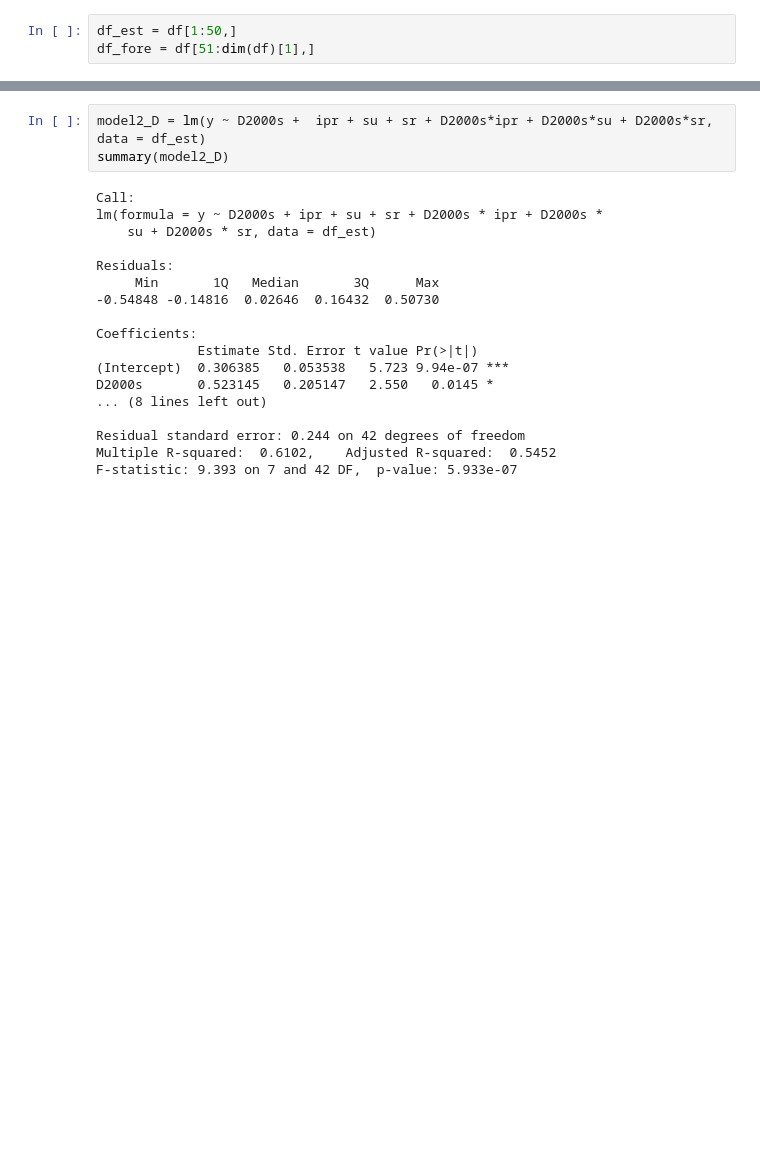
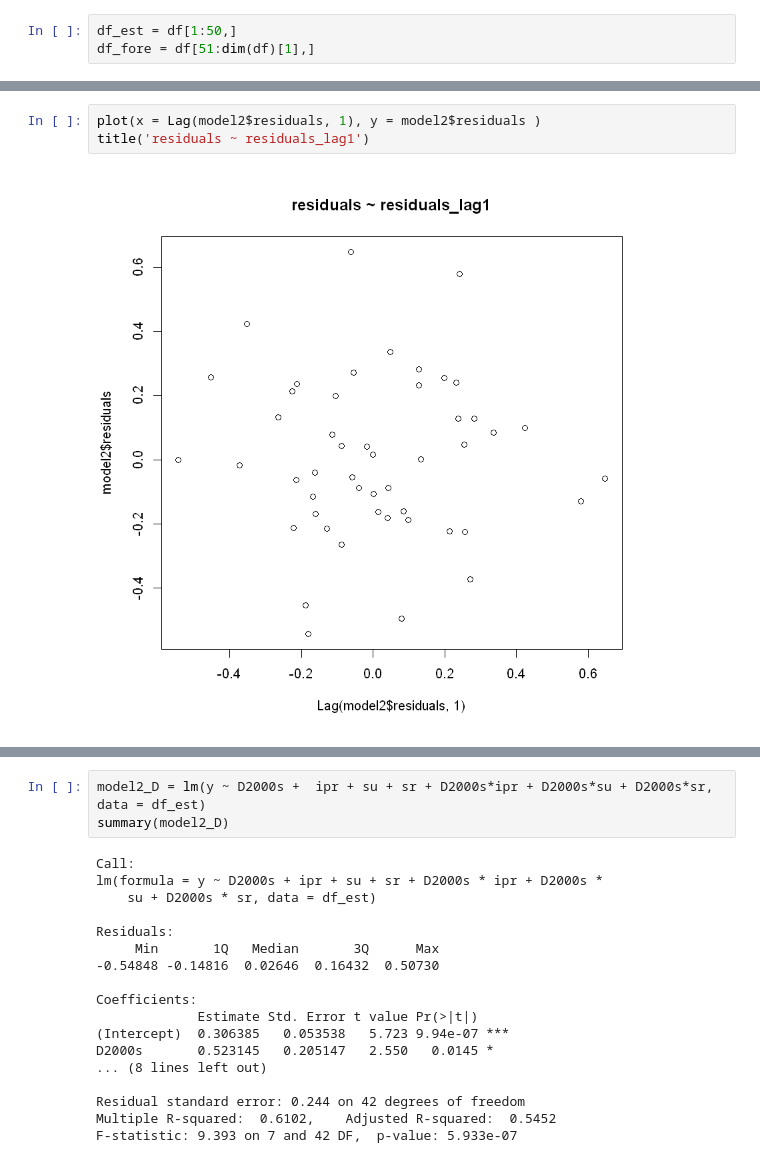
Before and after one commit to dcuoliveira/fgv-forecasting, a Jupyter notebook: src/Testing_model_mis_specification.ipynb, the cells around one changed output, grey strips where cells are left out. Cells and saved outputs as stored; diff of their text form; blank space fills up the shorter version.

```diff
--- a/src/Testing_model_mis_specification.ipynb
+++ b/src/Testing_model_mis_specification.ipynb
@@ -94,0 +158,5 @@ F-statistic: 15.88 on 3 and 46 DF,  p-value: 3.186e-07
+# %%
+plot(x = Lag(model2$residuals, 1), y = model2$residuals )
+title('residuals ~ residuals_lag1')
+# %% [output]
+[figure, added]
```
Also changed, not shown: parts of 62 cells of this notebook.
